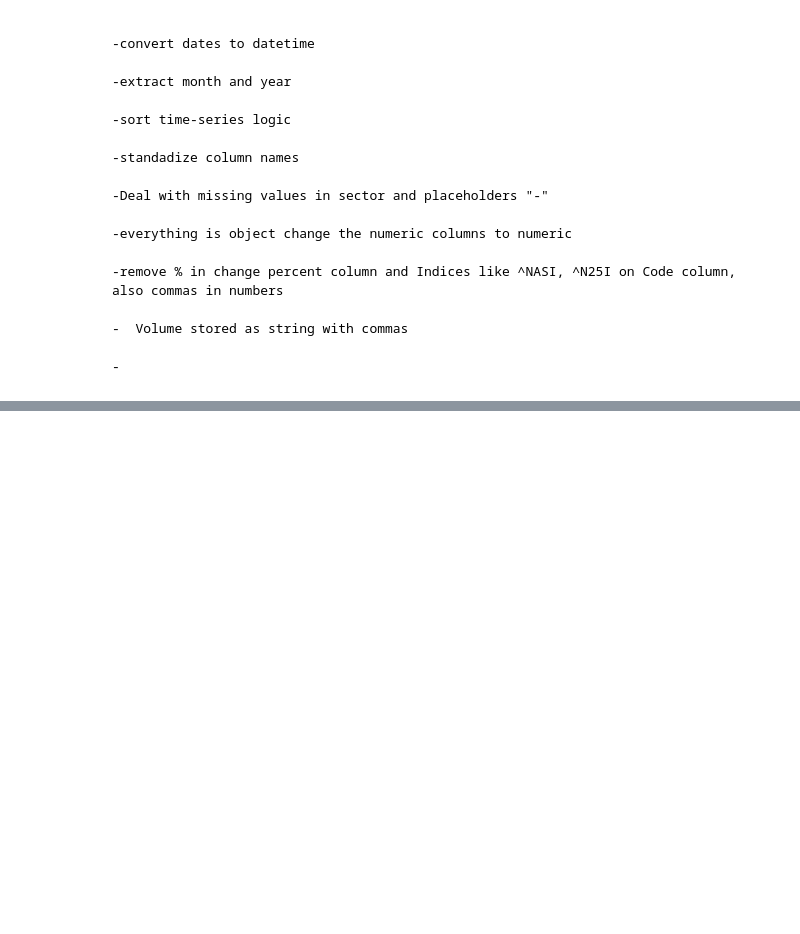
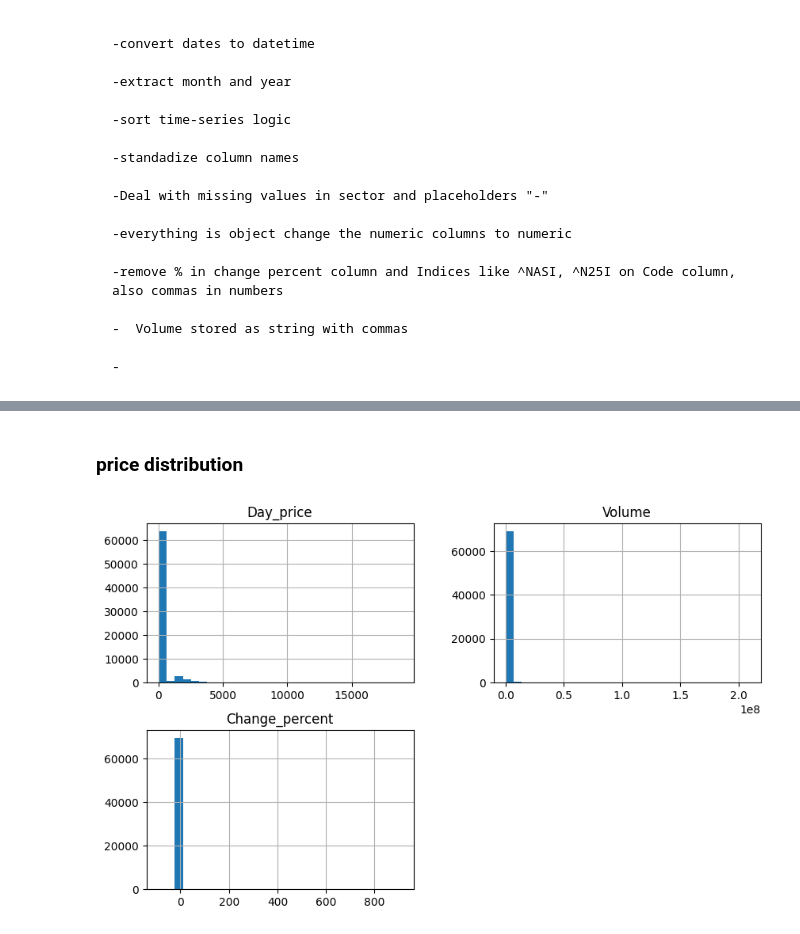
Before and after one commit to lorenaterah/NSE_Stock_Market_Segmentation, a Jupyter notebook: Notebooks/SharonK.ipynb, the cells around one changed output, grey strips where cells are left out. Saved outputs shown, nothing was run; the diff lists cells and outputs as text; code cells hidden in the pictures; blank space fills up the shorter version.

```diff
--- a/Notebooks/SharonK.ipynb
+++ b/Notebooks/SharonK.ipynb
@@ -574,0 +654,7 @@ nse_df.describe(include="all")
+# %% [markdown]
+### price distribution
+# %%
+nse_df[['Day_price', 'Volume', 'Change_percent']].hist(bins=30, figsize=(10,6))
+plt.show()
+# %% [output]
+[figure, added]
```
Also changed, not shown: parts of 21 cells of this notebook.
